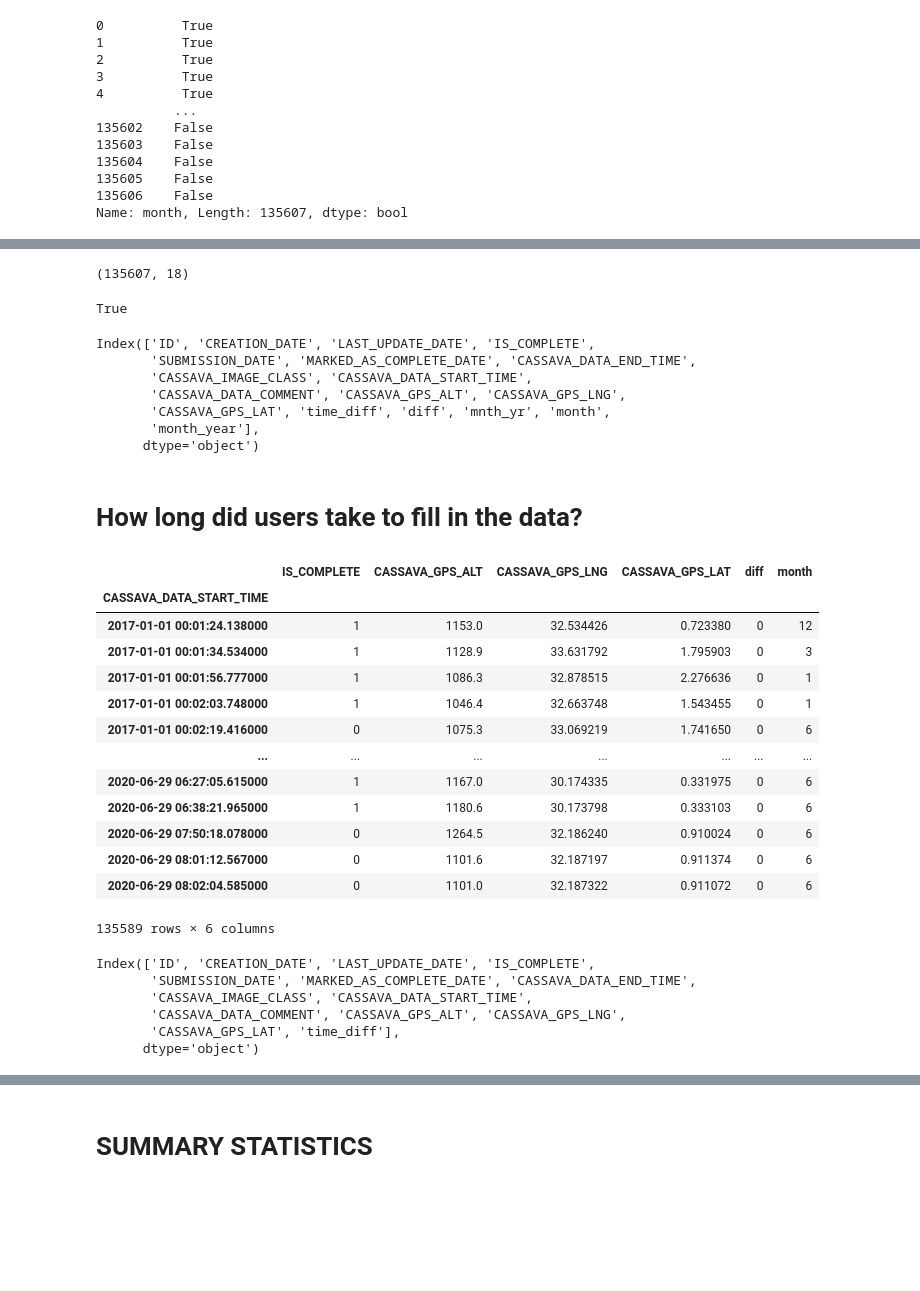
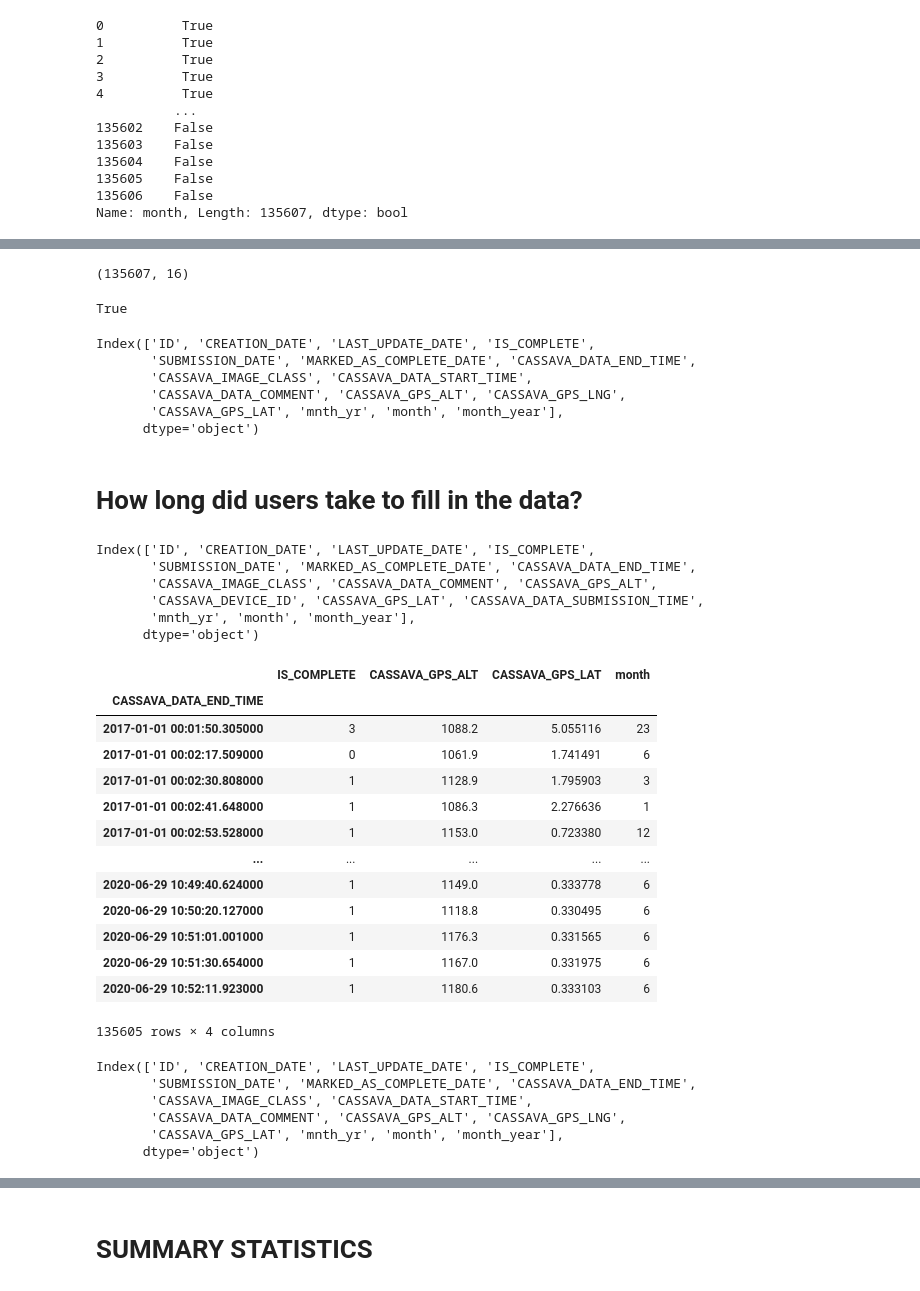
Before and after one commit to dnajjuma/Diana-Cassava-dataset, a Jupyter notebook: CASSAVA2.ipynb, the cells around one changed output, grey strips where cells are left out. Drawn from its saved outputs; the diff is of its cells as text; code cells hidden in the pictures; blank space fills up the shorter version.

```diff
--- a/CASSAVA2.ipynb
+++ b/CASSAVA2.ipynb
@@ -211,7 +273,7 @@ display(cassava.head(3))
 3 rows × 22 columns
 # %%
 # drop the meta_instance_id column because it has same meaning as the ID/URI column
-#cassava.drop('META_INSTANCE_ID', inplace=True, axis=1)
+cassava.drop('META_INSTANCE_ID', inplace=True, axis=1)
 #cassava = cassava.drop('META_INSTANCE_ID', axis=1)
 #del cassava['META_INSTANCE_ID']
 # %%
@@ -533,7 +787,7 @@ cassava['IS_COMPLETE'].value_counts(normalize=True)
 # %% [markdown]
 ## Creating new column so as to deal with data in form of months
 # %%
-new_cassava['mnth_yr'] = new_cassava.CREATION_DATE.dt.to_period('W')
+new_cassava['mnth_yr'] = new_cassava.CREATION_DATE.dt.to_period('M')
 new_cassava.head(3)
 # %% [output]
 |  | ID | CREATION_DATE | LAST_UPDATE_DATE | IS_COMPLETE | SUBMISSION_DATE | MARKED_AS_COMPLETE_DATE | ... |
@@ -718,7 +991,7 @@ print(new_cassava_7.shape)
 # %%
 new_cassava.shape
 # %% [output]
-(135607, 18)
+(135607, 16)
 # %%
 #proof of concept
 #Is the number of rows in each month equal to the total number of columns in entire dataset?
@@ -734,30 +1007,38 @@ Index(['ID', 'CREATION_DATE', 'LAST_UPDATE_DATE', 'IS_COMPLETE',
        'SUBMISSION_DATE', 'MARKED_AS_COMPLETE_DATE', 'CASSAVA_DATA_END_TIME',
        'CASSAVA_IMAGE_CLASS', 'CASSAVA_DATA_START_TIME',
        'CASSAVA_DATA_COMMENT', 'CASSAVA_GPS_ALT', 'CASSAVA_GPS_LNG',
-       'CASSAVA_GPS_LAT', 'time_diff', 'diff', 'mnth_yr', 'month',
-       'month_year'],
+       'CASSAVA_GPS_LAT', 'mnth_yr', 'month', 'month_year'],
       dtype='object')
 # %% [markdown]
 # How long did users take to fill in the data?
+# %%
+new_cassava.columns
+# %% [output]
+Index(['ID', 'CREATION_DATE', 'LAST_UPDATE_DATE', 'IS_COMPLETE',
+       'SUBMISSION_DATE', 'MARKED_AS_COMPLETE_DATE', 'CASSAVA_DATA_END_TIME',
+       'CASSAVA_IMAGE_CLASS', 'CASSAVA_DATA_COMMENT', 'CASSAVA_GPS_ALT',
+       'CASSAVA_DEVICE_ID', 'CASSAVA_GPS_LAT', 'CASSAVA_DATA_SUBMISSION_TIME',
+       'mnth_yr', 'month', 'month_year'],
+      dtype='object')
 # %%
 #Use the start time and end time
 #First group by start time and end time
-new_cassava.groupby('CASSAVA_DATA_START_TIME').sum()
+new_cassava.groupby('CASSAVA_DATA_END_TIME').sum()
 # %% [output]
-|  | IS_COMPLETE | CASSAVA_GPS_ALT | CASSAVA_GPS_LNG | CASSAVA_GPS_LAT | diff | month |
-| CASSAVA_DATA_START_TIME |  |  |  |  |  |  |
-| 2017-01-01 00:01:24.138000 | 1 | 1153.0 | 32.534426 | 0.723380 | 0 | 12 |
-| 2017-01-01 00:01:34.534000 | 1 | 1128.9 | 33.631792 | 1.795903 | 0 | 3 |
-| 2017-01-01 00:01:56.777000 | 1 | 1086.3 | 32.878515 | 2.276636 | 0 | 1 |
-| 2017-01-01 00:02:03.748000 | 1 | 1046.4 | 32.663748 | 1.543455 | 0 | 1 |
-| 2017-01-01 00:02:19.416000 | 0 | 1075.3 | 33.069219 | 1.741650 | 0 | 6 |
-| ... | ... | ... | ... | ... | ... | ... |
-| 2020-06-29 06:27:05.615000 | 1 | 1167.0 | 30.174335 | 0.331975 | 0 | 6 |
-| 2020-06-29 06:38:21.965000 | 1 | 1180.6 | 30.173798 | 0.333103 | 0 | 6 |
-| 2020-06-29 07:50:18.078000 | 0 | 1264.5 | 32.186240 | 0.910024 | 0 | 6 |
-| 2020-06-29 08:01:12.567000 | 0 | 1101.6 | 32.187197 | 0.911374 | 0 | 6 |
-| 2020-06-29 08:02:04.585000 | 0 | 1101.0 | 32.187322 | 0.911072 | 0 | 6 |
+|  | IS_COMPLETE | CASSAVA_GPS_ALT | CASSAVA_GPS_LAT | month |
+| CASSAVA_DATA_END_TIME |  |  |  |  |
+| 2017-01-01 00:01:50.305000 | 3 | 1088.2 | 5.055116 | 23 |
+| 2017-01-01 00:02:17.509000 | 0 | 1061.9 | 1.741491 | 6 |
+| 2017-01-01 00:02:30.808000 | 1 | 1128.9 | 1.795903 | 3 |
+| 2017-01-01 00:02:41.648000 | 1 | 1086.3 | 2.276636 | 1 |
+| 2017-01-01 00:02:53.528000 | 1 | 1153.0 | 0.723380 | 12 |
+| ... | ... | ... | ... | ... |
+| 2020-06-29 10:49:40.624000 | 1 | 1149.0 | 0.333778 | 6 |
+| 2020-06-29 10:50:20.127000 | 1 | 1118.8 | 0.330495 | 6 |
+| 2020-06-29 10:51:01.001000 | 1 | 1176.3 | 0.331565 | 6 |
+| 2020-06-29 10:51:30.654000 | 1 | 1167.0 | 0.331975 | 6 |
+| 2020-06-29 10:52:11.923000 | 1 | 1180.6 | 0.333103 | 6 |
-135589 rows × 6 columns
+135605 rows × 4 columns
 # %%
 new_cassava.columns
 # %% [output]
@@ -765,7 +1046,7 @@ Index(['ID', 'CREATION_DATE', 'LAST_UPDATE_DATE', 'IS_COMPLETE',
        'SUBMISSION_DATE', 'MARKED_AS_COMPLETE_DATE', 'CASSAVA_DATA_END_TIME',
        'CASSAVA_IMAGE_CLASS', 'CASSAVA_DATA_START_TIME',
        'CASSAVA_DATA_COMMENT', 'CASSAVA_GPS_ALT', 'CASSAVA_GPS_LNG',
-       'CASSAVA_GPS_LAT', 'time_diff'],
+       'CASSAVA_GPS_LAT', 'mnth_yr', 'month', 'month_year'],
       dtype='object')
 # %%
 #Looking at the result, it shows that all data was submitted on the same day it was created.
```
Also changed, not shown: parts of 102 cells of this notebook.
